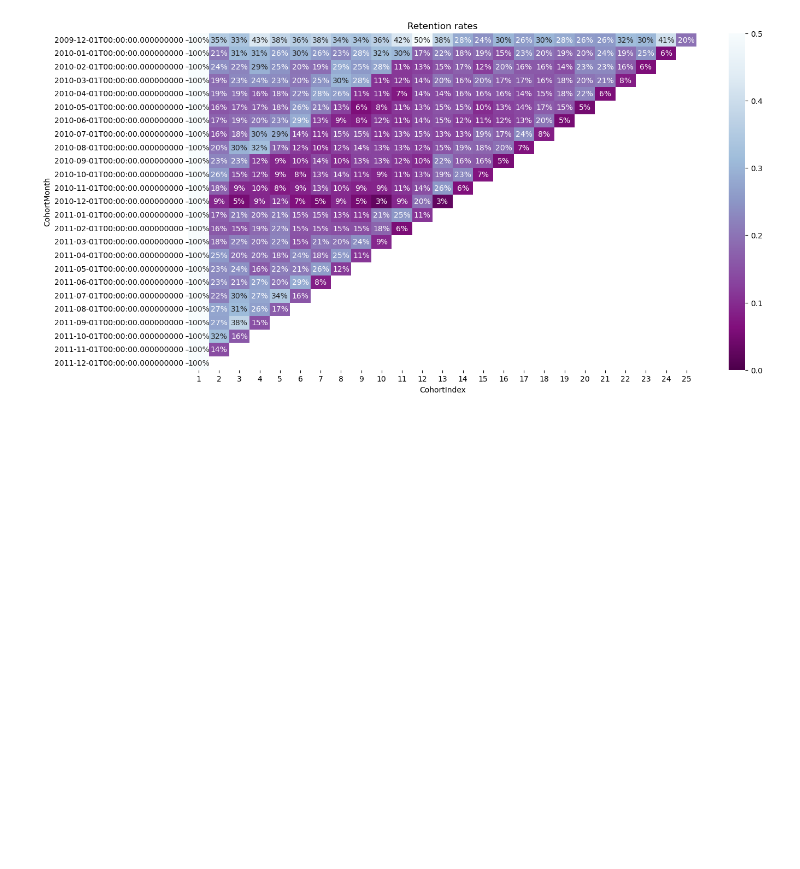
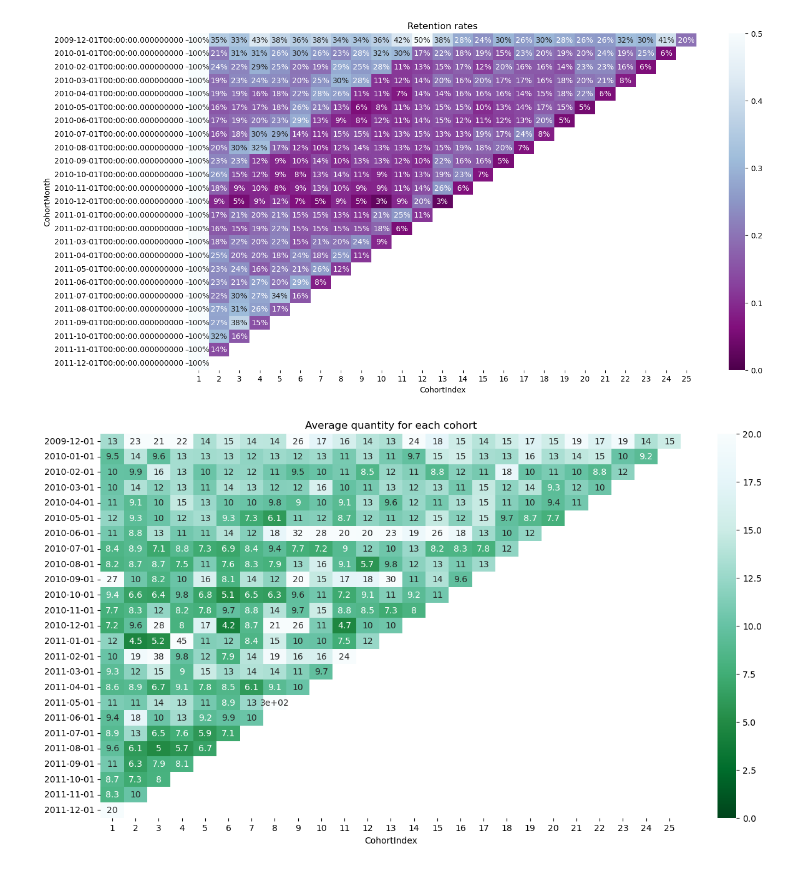
Before and after one commit to JohnKimaiyo/Business-Analyst-Projects, a Jupyter notebook: Python Data Analysis Projects/Customer Behaviour Projects/Cohort Analysis/Online Retails/January Online Retail Cohort Analysis.ipynb, the cells around one changed output. Cells and saved outputs as stored; diff of their text form; code cells hidden in the pictures; blank space fills up the shorter version.

```diff
--- a/Python Data Analysis Projects/Customer Behaviour Projects/Cohort Analysis/Online Retails/January Online Retail Cohort Analysis.ipynb
+++ b/Python Data Analysis Projects/Customer Behaviour Projects/Cohort Analysis/Online Retails/January Online Retail Cohort Analysis.ipynb
@@ -235,9 +235,17 @@ plt.show()
 # Average quantity for each cohort
 
 #Average quantity for each cohort
-grouping = df.groupby(['CohortMonth', 'CohortIndex'])
+grouping = retail.groupby(['CohortMonth', 'CohortIndex'])
 cohort_data = grouping['Quantity'].mean()
 cohort_data = cohort_data.reset_index()
 average_quantity = cohort_data.pivot(index='CohortMonth',columns='CohortIndex',values='Quantity')
 average_quantity.round(1)
 average_quantity.index = average_quantity.index.date
+# %%
+#Build the heatmap
+plt.figure(figsize=(15, 8))
+plt.title('Average quantity for each cohort')
+sns.heatmap(data=average_quantity,annot = True,vmin = 0.0,vmax =20,cmap="BuGn_r")
+plt.show()
+# %% [output]
+[figure, added]
```
Also changed, not shown: parts of 1 cell of this notebook.
